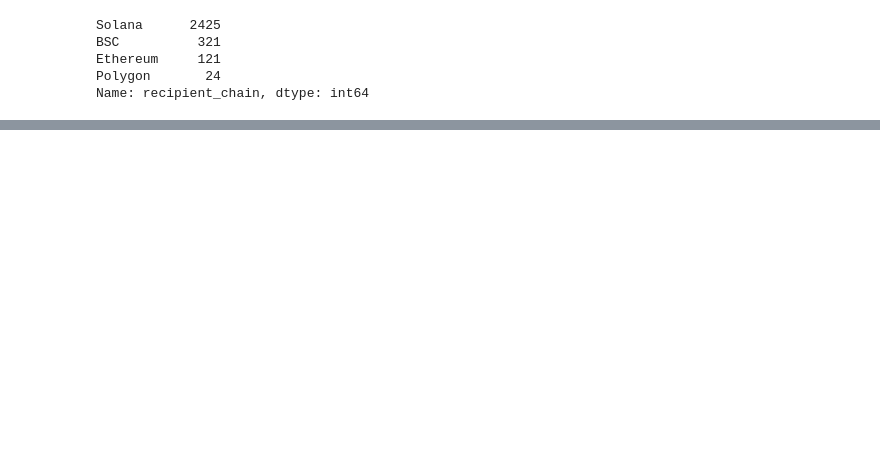
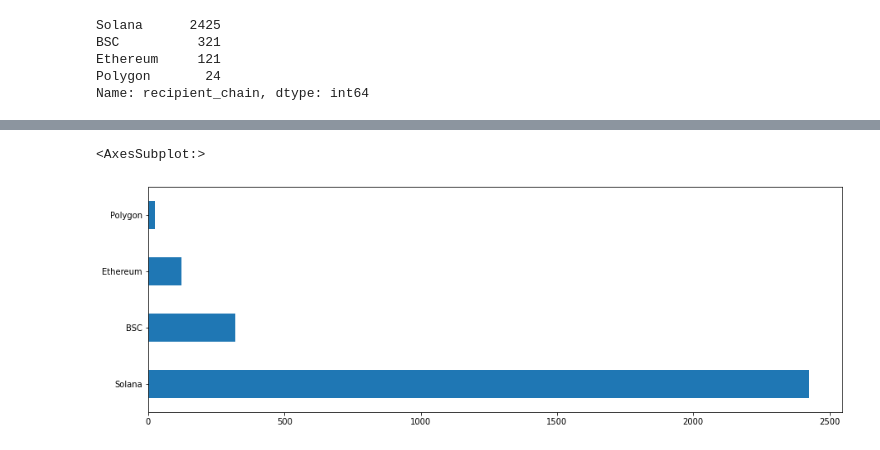
Before and after one commit to IncioMan/on-chain-data-analysis, a Jupyter notebook: wormhole/Terra - Wormhole - Terra Bridge.ipynb, the cells around one changed output, grey strips where cells are left out. Saved outputs shown, nothing was run; the diff lists cells and outputs as text; code cells hidden in the pictures; blank space fills up the shorter version.

```diff
--- a/wormhole/Terra - Wormhole - Terra Bridge.ipynb
+++ b/wormhole/Terra - Wormhole - Terra Bridge.ipynb
@@ -195,0 +225,6 @@ Name: token_name, dtype: int64
+# %%
+wh_send["recipient_chain_name"]=wh_send.recipient_chain.apply(lambda x: chain_ids[x-1])
+wh_send["recipient_chain_name"].value_counts().plot(kind='barh')
+# %% [output]
+<AxesSubplot:>
+[figure, added]
```
Also changed, not shown: parts of 15 cells of this notebook.
